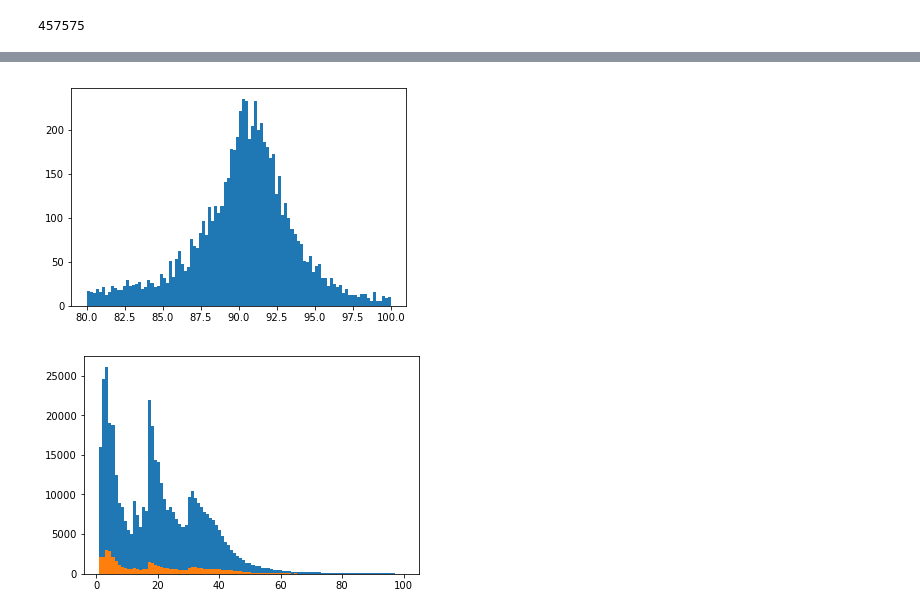
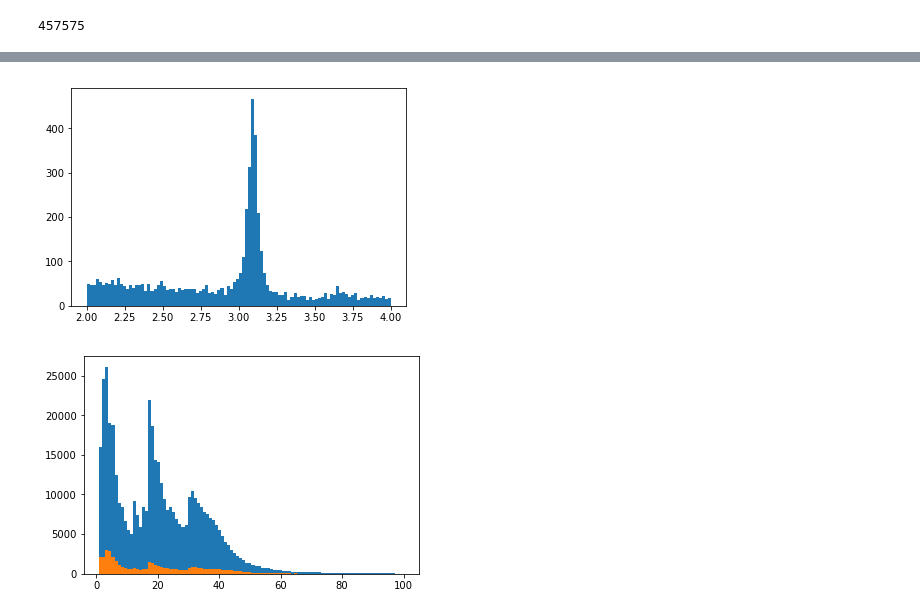
Before and after one commit to katilp/W-and-Z, a Jupyter notebook: NewMuons.ipynb, the cells around one changed output, grey strips where cells are left out. Drawn from its saved outputs; the diff is of its cells as text; code cells hidden in the pictures.

```diff
--- a/NewMuons.ipynb
+++ b/NewMuons.ipynb
@@ -32,10 +32,10 @@ mass_squared_pos = mass_squared[(mass_squared >0)]
 inv_mass = np.sqrt(mass_squared_pos)
 # %%
 #Z-boson
-plt.hist(inv_mass, bins=100, range=(80,100))
+plt.hist(inv_mass, bins=100, range=(2,4))
 plt.show()
 # %% [output]
-[figure, old version]
+[figure, new version]
 # %%
 #it was verified that there are very few cases with 3 muons and therefore only two first were written out
 plt.hist(data.pt1, bins=100, range=(1,100))
```
Also changed, not shown: parts of 3 cells of this notebook.
